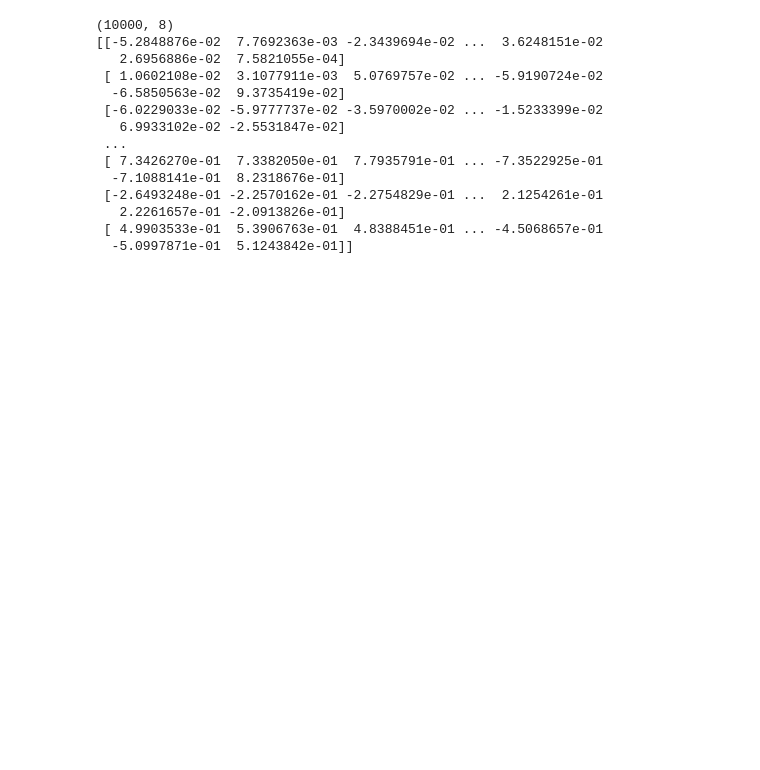
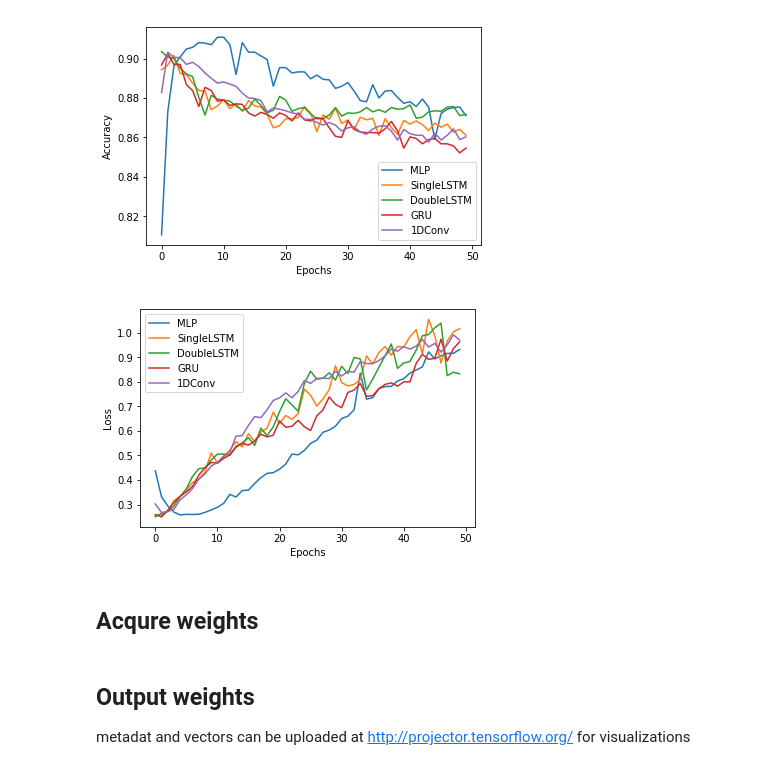
Before and after one commit to jerrychihchun/pseudo-profundity, a Jupyter notebook: Pseudo-profundity.ipynb, the cells around one changed output. Drawn from its saved outputs; the diff is of its cells as text; code cells hidden in the pictures; blank space fills up the shorter version.

```diff
--- a/Pseudo-profundity.ipynb
+++ b/Pseudo-profundity.ipynb
@@ -53,9 +102,10 @@ testing_padded = pad_sequences(testing_sequences, maxlen=max_length, padding=pad
 # %%
-model = tf.keras.Sequential([
+model4 = tf.keras.Sequential([
     tf.keras.layers.Embedding(vocab_size, embedding_dim, input_length=max_length),
-    tf.keras.layers.GlobalAveragePooling1D(), #if Flatten() crashes
+    tf.keras.layers.Bidirectional(tf.keras.layers.GRU(16)),
     tf.keras.layers.Dense(16, activation='tanh'),
     tf.keras.layers.Dense(1, activation='sigmoid')
 ])
-model.compile(loss='binary_crossentropy',optimizer='adam',metrics=['accuracy'])
-model.summary()
+
+model4.compile(loss='binary_crossentropy',optimizer='adam',metrics=['accuracy'])
+model4.summary()
@@ -104,3 +117,17 @@ Epoch 50/50
+# %%
+model5 = tf.keras.Sequential([
+    tf.keras.layers.Embedding(vocab_size, embedding_dim, input_length=max_length),
+    tf.keras.layers.Conv1D(32, 5, activation='relu'), # [i × f × o] + o, (i = 8, f = 5, o = 32)
+    tf.keras.layers.GlobalAveragePooling1D(),
+    tf.keras.layers.Dense(16, activation='tanh'),
+    tf.keras.layers.Dense(1, activation='sigmoid')
+])
+
+model5.compile(loss='binary_crossentropy',optimizer='adam',metrics=['accuracy'])
+model5.summary()
+# %%
+EPOCHS = 50
+history5 = model5.fit(training_padded, training_labels, epochs=num_epochs, validation_data=(testing_padded, testing_labels), verbose = 1)
 # %%
 import matplotlib.pyplot as plt
 
@@ -120,28 +145,36 @@ plot_graphs(history, "loss")
+# %%
+histories = [history1, history2, history3, history4, history5]
+for log in histories:
+    plt.plot(log.history['val_accuracy'])
+plt.xlabel('Epochs')
+plt.ylabel('Accuracy')
+plt.legend(['MLP', 'SingleLSTM', 'DoubleLSTM', 'GRU', '1DConv'])
+plt.show()
+
+for log in histories:
+    plt.plot(log.history['val_loss'])
+plt.xlabel('Epochs')
+plt.ylabel('Loss')
+plt.legend(['MLP', 'SingleLSTM', 'DoubleLSTM', 'GRU', '1DConv'])
+plt.show()
+# %% [output]
+[figure, added]
+[figure, added]
+# %% [markdown]
+## Acqure weights
 # %%
 reverse_word_index = dict([(value, key) for (key, value) in word_index.items()])
 
 def decode_sentence(sequence):
     return ' '.join([reverse_word_index.get(i, '?') for i in sequence])
 # %%
-e = model.layers[0]
+e = model1.layers[0]
 weights = e.get_weights()[0]
 print(weights.shape) # shape: (vocab_size, embedding_dim)
 print(weights)
-# %% [output]
-(10000, 8)
-[[-5.2848876e-02  7.7692363e-03 -2.3439694e-02 ...  3.6248151e-02
-   2.6956886e-02  7.5821055e-04]
- [ 1.0602108e-02  3.1077911e-03  5.0769757e-02 ... -5.9190724e-02
-  -6.5850563e-02  9.3735419e-02]
- [-6.0229033e-02 -5.9777737e-02 -3.5970002e-02 ... -1.5233399e-02
-   6.9933102e-02 -2.5531847e-02]
- ...
- [ 7.3426270e-01  7.3382050e-01  7.7935791e-01 ... -7.3522925e-01
-  -7.1088141e-01  8.2318676e-01]
- [-2.6493248e-01 -2.2570162e-01 -2.2754829e-01 ...  2.1254261e-01
-   2.2261657e-01 -2.0913826e-01]
- [ 4.9903533e-01  5.3906763e-01  4.8388451e-01 ... -4.5068657e-01
-  -5.0997871e-01  5.1243842e-01]]
+# %% [markdown]
+## Output weights
+metadat and vectors can be uploaded at http://projector.tensorflow.org/ for visualizations
 # %%
 import io
 
```
Also changed, not shown: parts of 20 cells of this notebook.
